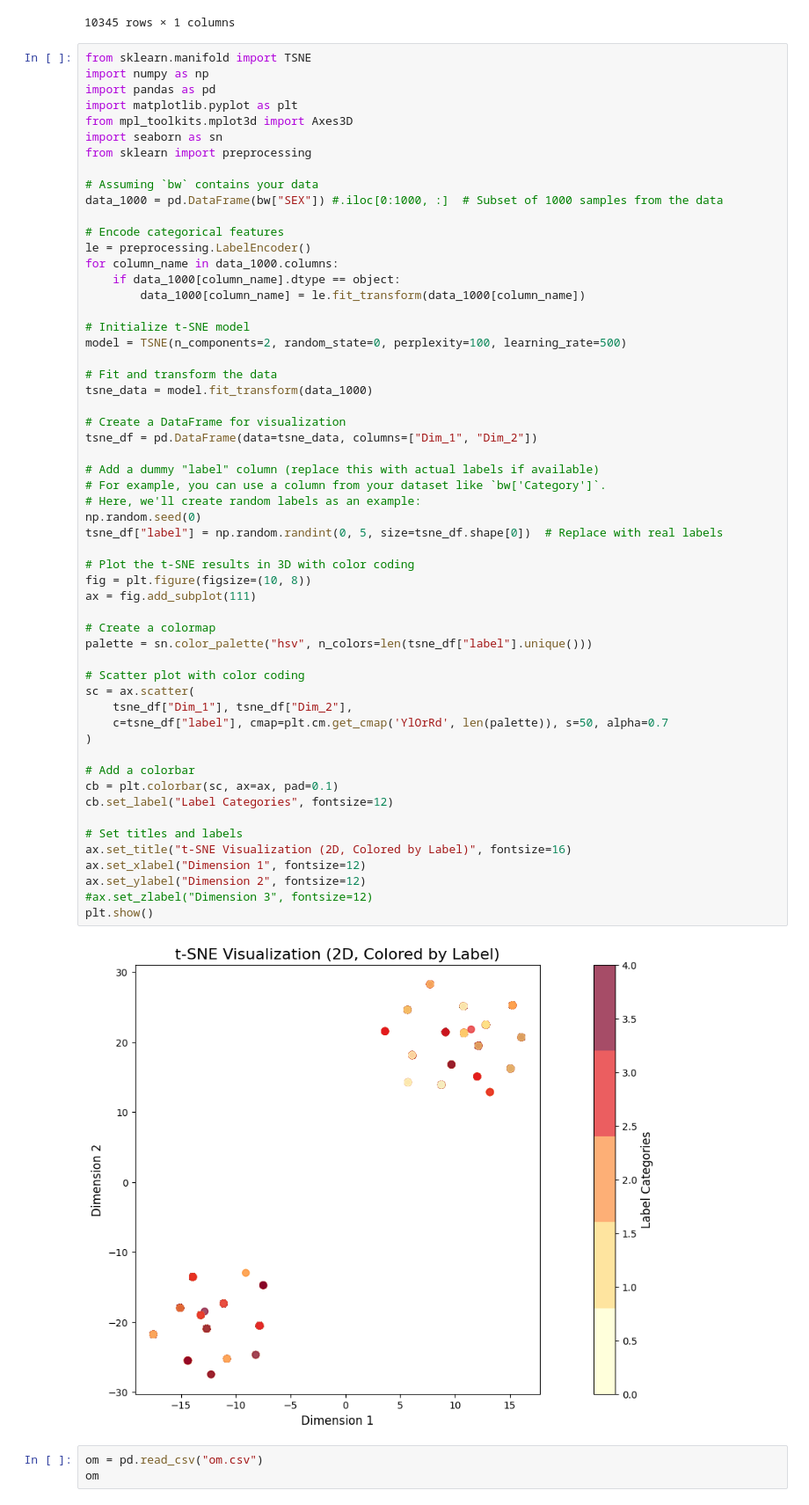
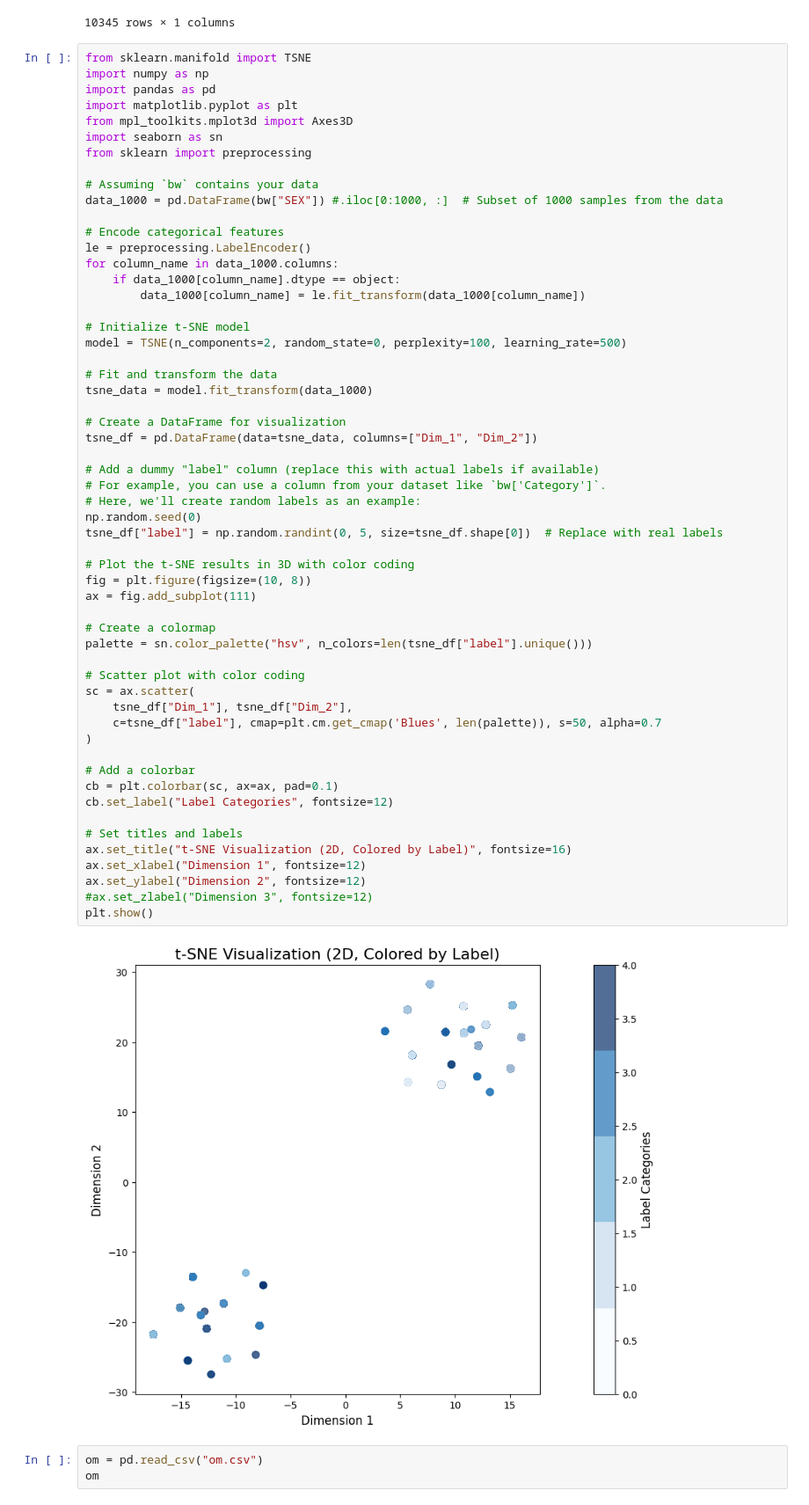
Before and after one commit to Alhag-Ali/Data_Challenges, a Jupyter notebook: project.ipynb, the cells around one changed output. Shown at 88% size. Cells and saved outputs as stored; diff of their text form.

```diff
--- a/project.ipynb
+++ b/project.ipynb
@@ -1618,35 +1751,35 @@ tsne_df = pd.DataFrame(data=tsne_data, columns=["Dim_1", "Dim_2"])
 
 # Add a dummy "label" column (replace this with actual labels if available)
 # For example, you can use a column from your dataset like `bw['Category']`.
 # Here, we'll create random labels as an example:
 np.random.seed(0)
 tsne_df["label"] = np.random.randint(0, 5, size=tsne_df.shape[0])  # Replace with real labels
 
 # Plot the t-SNE results in 3D with color coding
 fig = plt.figure(figsize=(10, 8))
 ax = fig.add_subplot(111)
 
 # Create a colormap
 palette = sn.color_palette("hsv", n_colors=len(tsne_df["label"].unique()))
 
 # Scatter plot with color coding
 sc = ax.scatter(
     tsne_df["Dim_1"], tsne_df["Dim_2"],
-    c=tsne_df["label"], cmap=plt.cm.get_cmap('YlOrRd', len(palette)), s=50, alpha=0.7
+    c=tsne_df["label"], cmap=plt.cm.get_cmap('Blues', len(palette)), s=50, alpha=0.7
 )
 
 # Add a colorbar
 cb = plt.colorbar(sc, ax=ax, pad=0.1)
 cb.set_label("Label Categories", fontsize=12)
 
 # Set titles and labels
 ax.set_title("t-SNE Visualization (2D, Colored by Label)", fontsize=16)
 ax.set_xlabel("Dimension 1", fontsize=12)
 ax.set_ylabel("Dimension 2", fontsize=12)
 #ax.set_zlabel("Dimension 3", fontsize=12)
 plt.show()
 # %% [output]
-[figure, old version]
+[figure, new version]
 # %%
 om = pd.read_csv("om.csv")
 om
```
Also changed, not shown: parts of 35 cells of this notebook.
